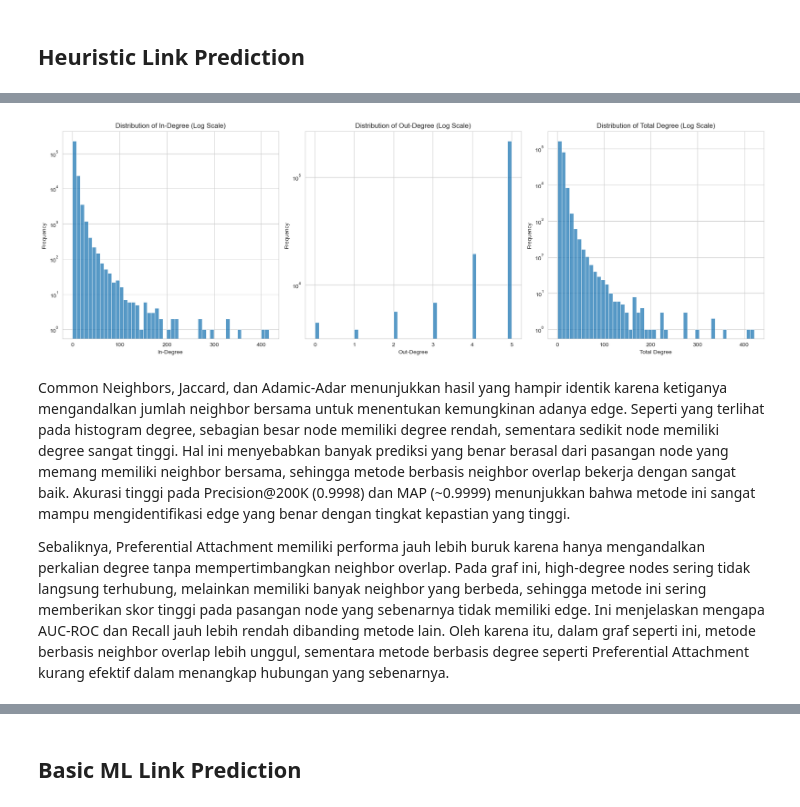
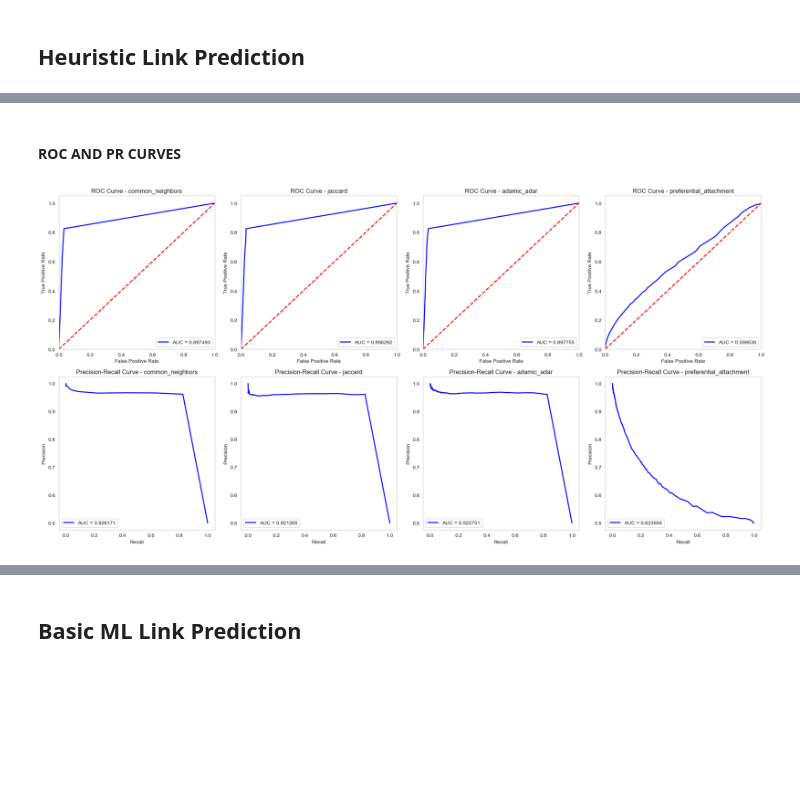
Before and after one commit to Miner-Lover/AmazonMining, a Jupyter notebook: link_prediction_alek.ipynb, the cells around one changed output, grey strips where cells are left out. Drawn from its saved outputs; the diff is of its cells as text; code cells hidden in the pictures; blank space fills up the shorter version.

```diff
--- a/link_prediction_alek.ipynb
+++ b/link_prediction_alek.ipynb
@@ -276,30 +312,43 @@ PREFERENTIAL_ATTACHMENT     0.597655   0.614747        0.662180        0.274231
-# %%
-in_degree_counts = pd.Series([degree for node, degree in G.in_degree()])
-out_degree_counts = pd.Series([degree for node, degree in G.out_degree()])
-degree_counts = pd.Series([degree for node, degree in G.degree()])
-
-fig, axes = plt.subplots(1, 3, figsize=(18, 6))
-
-sns.histplot(in_degree_counts, bins=50, log=True, ax=axes[0])
-axes[0].set_title('Distribution of In-Degree (Log Scale)')
-axes[0].set_xlabel('In-Degree')
-axes[0].set_ylabel('Frequency')
-
-sns.histplot(out_degree_counts, bins=50, log=True, ax=axes[1])
-axes[1].set_title('Distribution of Out-Degree (Log Scale)')
-axes[1].set_xlabel('Out-Degree')
-axes[1].set_ylabel('Frequency')
-
-sns.histplot(degree_counts, bins=50, log=True, ax=axes[2])
-axes[2].set_title('Distribution of Total Degree (Log Scale)')
-axes[2].set_xlabel('Total Degree')
-axes[2].set_ylabel('Frequency')
-
-plt.tight_layout()
-plt.show()
-# %% [output]
-[figure, removed]
-# %% [markdown]
-Common Neighbors, Jaccard, dan Adamic-Adar menunjukkan hasil yang hampir identik karena ketiganya mengandalkan jumlah neighbor bersama untuk menentukan kemungkinan adanya edge. Seperti yang terlihat pada histogram degree, sebagian besar node memiliki degree rendah, sementara sedikit node memiliki degree sangat tinggi. Hal ini menyebabkan banyak prediksi yang benar berasal dari pasangan node yang memang memiliki neighbor bersama, sehingga metode berbasis neighbor overlap bekerja dengan sangat baik. Akurasi tinggi pada Precision@200K (0.9998) dan MAP (~0.9999) menunjukkan bahwa metode ini sangat mampu mengidentifikasi edge yang benar dengan tingkat kepastian yang tinggi.
-
-Sebaliknya, Preferential Attachment memiliki performa jauh lebih buruk karena hanya mengandalkan perkalian degree tanpa mempertimbangkan neighbor overlap. Pada graf ini, high-degree nodes sering tidak langsung terhubung, melainkan memiliki banyak neighbor yang berbeda, sehingga metode ini sering memberikan skor tinggi pada pasangan node yang sebenarnya tidak memiliki edge. Ini menjelaskan mengapa AUC-ROC dan Recall jauh lebih rendah dibanding metode lain. Oleh karena itu, dalam graf seperti ini, metode berbasis neighbor overlap lebih unggul, sementara metode berbasis degree seperti Preferential Attachment kurang efektif dalam menangkap hubungan yang sebenarnya.
+# %% [markdown]
+#### ROC AND PR CURVES
+# %%
+import matplotlib.pyplot as plt
+from sklearn.metrics import roc_curve, auc, precision_recall_curve
+
+fig, axes = plt.subplots(2, len(methods), figsize=(20, 10))
+
+for i, method in enumerate(methods):
+    scores = np.array(heuristic_score(G_train, test_pairs, method))
+
+    if method == "common_neighbors":
+        min_score = np.min(scores)
+        max_score = np.max(scores)
+        scores = (scores - min_score) / (max_score - min_score)
+
+    fpr, tpr, _ = roc_curve(labels, scores)
+    roc_auc = auc(fpr, tpr)
+
+    axes[0, i].plot(fpr, tpr, color='blue', lw=2, label=f'AUC = {roc_auc:.6f}')
+    axes[0, i].plot([0, 1], [0, 1], color='red', lw=2, linestyle='--')
+    axes[0, i].set_xlim([0.0, 1.0])
+    axes[0, i].set_ylim([0.0, 1.05])
+    axes[0, i].set_xlabel('False Positive Rate')
+    axes[0, i].set_ylabel('True Positive Rate')
+    axes[0, i].set_title(f'ROC Curve - {method}')
+    axes[0, i].legend(loc='lower right')
+    axes[0, i].grid()
+
+    precision, recall, _ = precision_recall_curve(labels, scores)
+    pr_auc = auc(recall, precision)
+
+    axes[1, i].plot(recall, precision, color='blue', lw=2, label=f'AUC = {pr_auc:.6f}')
+    axes[1, i].set_xlabel('Recall')
+    axes[1, i].set_ylabel('Precision')
+    axes[1, i].set_title(f'Precision-Recall Curve - {method}')
+    axes[1, i].legend(loc='lower left')
+    axes[1, i].grid()
+
+plt.tight_layout()
+plt.show()
+# %% [output]
+[figure, added]
```
Also changed, not shown: parts of 20 cells of this notebook, 2 other files.
